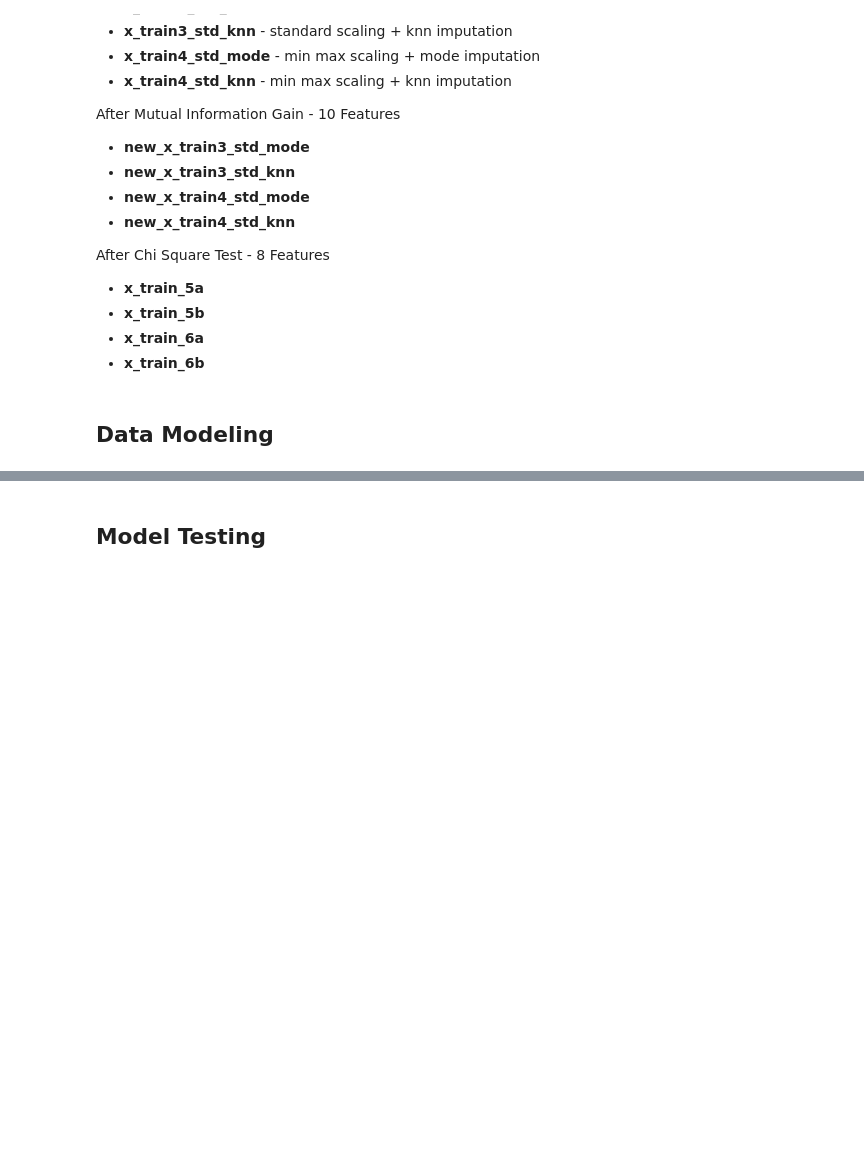
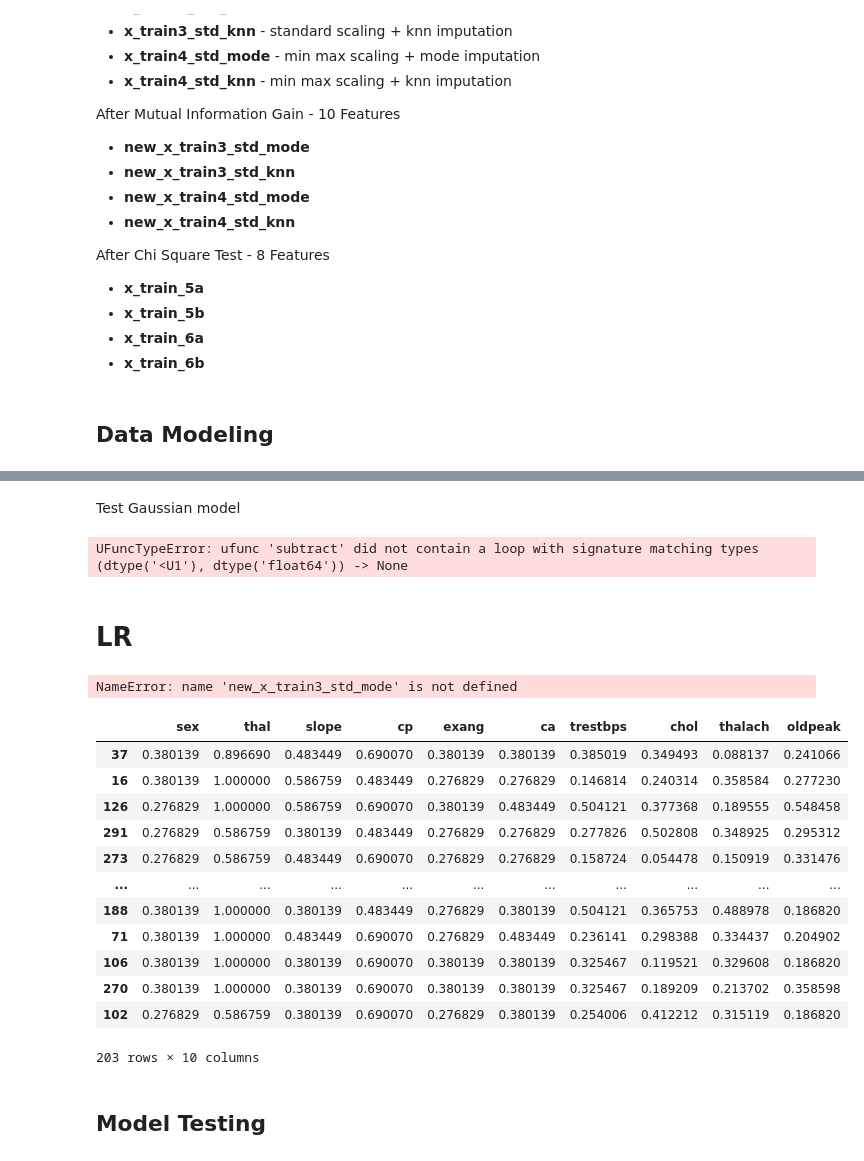
Before and after one commit to HussainAhmed202/MLProject, a Jupyter notebook: notebooks/heart_disease_prediction_copy.ipynb, the cells around one changed output, grey strips where cells are left out. Saved outputs shown, nothing was run; the diff lists cells and outputs as text; code cells hidden in the pictures; blank space fills up the shorter version.

```diff
--- a/notebooks/heart_disease_prediction_copy.ipynb
+++ b/notebooks/heart_disease_prediction_copy.ipynb
@@ -1140,0 +1518,39 @@ After Chi Square Test -  8 Features
+# %% [markdown]
+Test Gaussian model
+# %%
+Y_pred = naive_bayes_gaussian(df , X=new_x_train3_std_mode, Y="num")
+
+# from sklearn.metrics import confusion_matrix, f1_score
+# print(confusion_matrix(Y_test, Y_pred))
+# print(f1_score(Y_test, Y_pred))
+# %% [output]
+UFuncTypeError: ufunc 'subtract' did not contain a loop with signature matching types (dtype('<U1'), dtype('float64')) -> None
+# %% [markdown]
+# LR
+# %%
+x = (new_x_train3_std_mode - np.min(new_x_train3_std_mode)) / (np.max(new_x_train3_std_mode) - np.min(new_x_train3_std_mode))
+# %% [output]
+NameError: name 'new_x_train3_std_mode' is not defined
+# %%
+from sklearn.model_selection import train_test_split
+
+x_train, x_test, y_train, y_test = train_test_split(x,y,test_size = 0.2, random_state = 42)
+
+x_train = x_train.T
+x_test = x_test.T
+y_train = y_train.T
+y_test = y_test.T
+# %% [output]
+|  | sex | thal | slope | cp | exang | ca | trestbps | chol | thalach | oldpeak |
+| 37 | 0.380139 | 0.896690 | 0.483449 | 0.690070 | 0.380139 | 0.380139 | 0.385019 | 0.349493 | 0.088137 | 0.241066 |
+| 16 | 0.380139 | 1.000000 | 0.586759 | 0.483449 | 0.276829 | 0.276829 | 0.146814 | 0.240314 | 0.358584 | 0.277230 |
+| 126 | 0.276829 | 1.000000 | 0.586759 | 0.690070 | 0.380139 | 0.483449 | 0.504121 | 0.377368 | 0.189555 | 0.548458 |
+| 291 | 0.276829 | 0.586759 | 0.380139 | 0.483449 | 0.276829 | 0.276829 | 0.277826 | 0.502808 | 0.348925 | 0.295312 |
+| 273 | 0.276829 | 0.586759 | 0.483449 | 0.690070 | 0.276829 | 0.276829 | 0.158724 | 0.054478 | 0.150919 | 0.331476 |
+| ... | ... | ... | ... | ... | ... | ... | ... | ... | ... | ... |
+| 188 | 0.380139 | 1.000000 | 0.380139 | 0.483449 | 0.276829 | 0.380139 | 0.504121 | 0.365753 | 0.488978 | 0.186820 |
+| 71 | 0.380139 | 1.000000 | 0.483449 | 0.690070 | 0.276829 | 0.483449 | 0.236141 | 0.298388 | 0.334437 | 0.204902 |
+| 106 | 0.380139 | 1.000000 | 0.380139 | 0.690070 | 0.380139 | 0.380139 | 0.325467 | 0.119521 | 0.329608 | 0.186820 |
+| 270 | 0.380139 | 1.000000 | 0.380139 | 0.690070 | 0.380139 | 0.380139 | 0.325467 | 0.189209 | 0.213702 | 0.358598 |
+| 102 | 0.276829 | 0.586759 | 0.380139 | 0.690070 | 0.276829 | 0.380139 | 0.254006 | 0.412212 | 0.315119 | 0.186820 |
+203 rows × 10 columns
```
Also changed, not shown: parts of 33 cells of this notebook.
